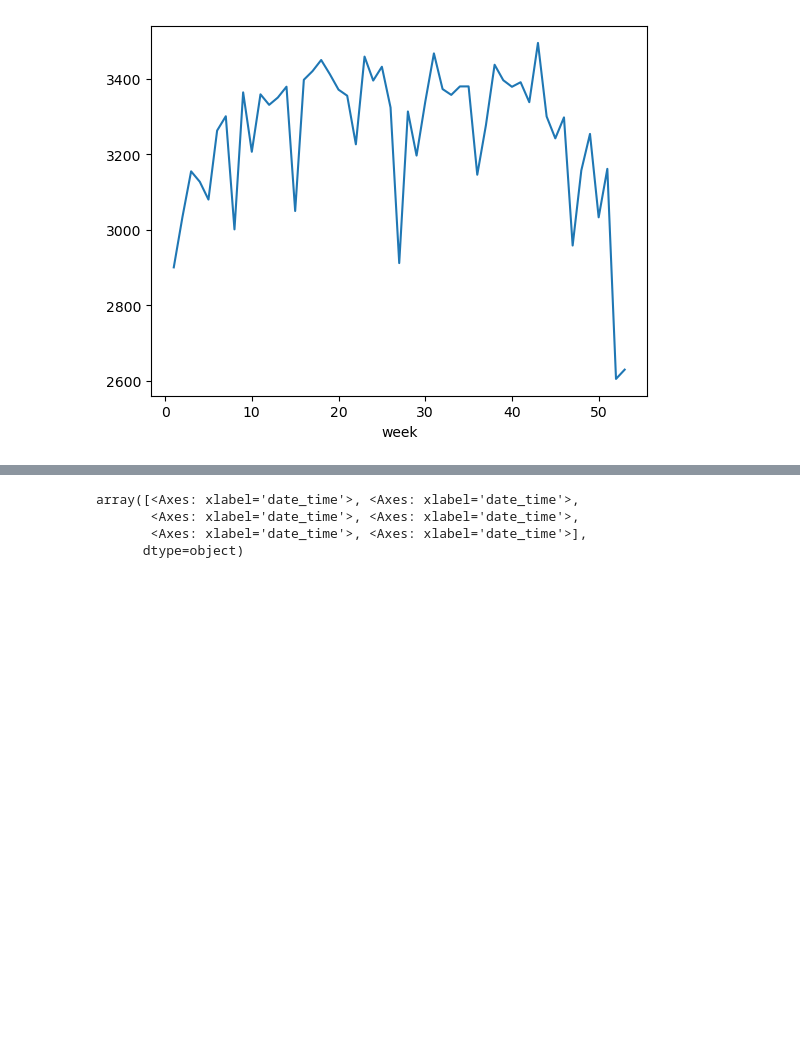
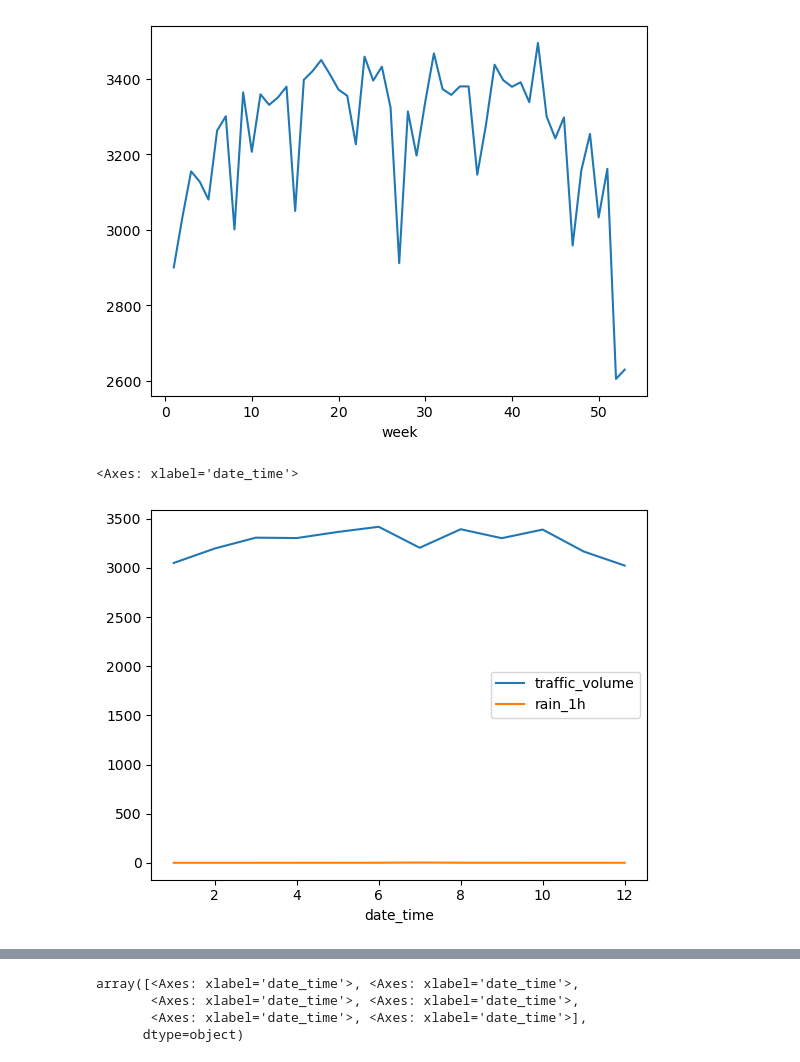
Before and after one commit to ajwilson79/traffic_volume_analysis, a Jupyter notebook: traffic_analysis.ipynb, the cells around one changed output, grey strips where cells are left out. Drawn from its saved outputs; the diff is of its cells as text; code cells hidden in the pictures; blank space fills up the shorter version.

Commit message:
new chart added

```diff
--- a/traffic_analysis.ipynb
+++ b/traffic_analysis.ipynb
@@ -127,3 +127,8 @@ Traffic_Volume_df['traffic_volume'].groupby(Traffic_Volume_df.index.isocalendar(
 # %% [output]
 <Axes: xlabel='week'>
 [figure]
+# %%
+Traffic_Volume_df[['traffic_volume','rain_1h']].groupby(Traffic_Volume_df.index.month).mean().plot()
+# %% [output]
+<Axes: xlabel='date_time'>
+[figure, added]
```
Also changed, not shown: parts of 2 cells of this notebook.
